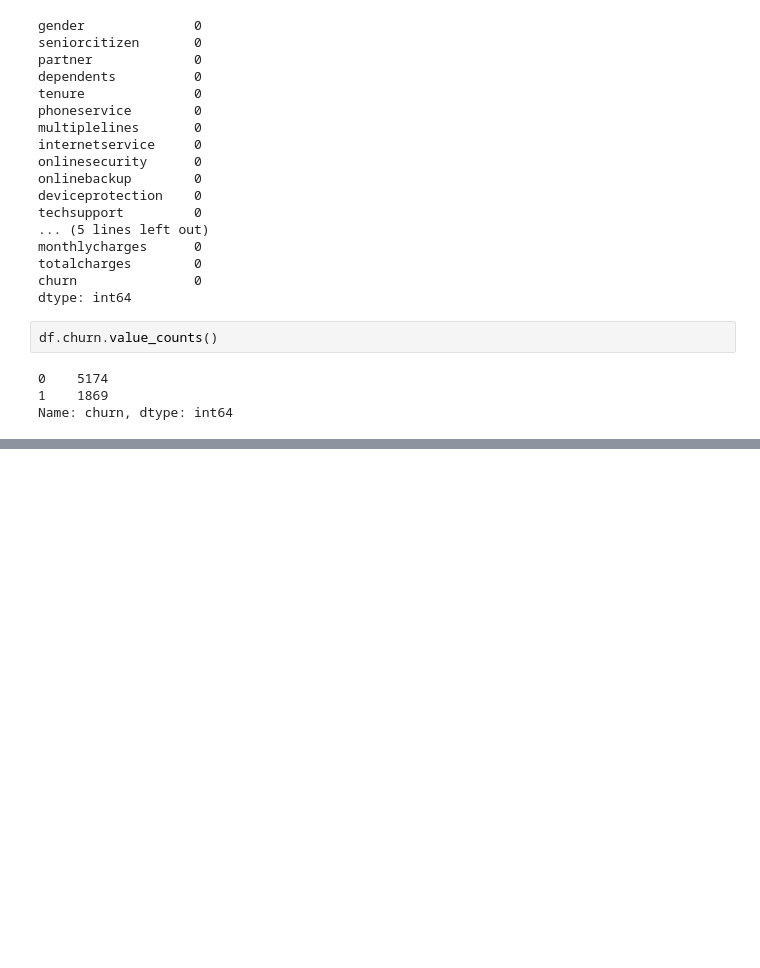
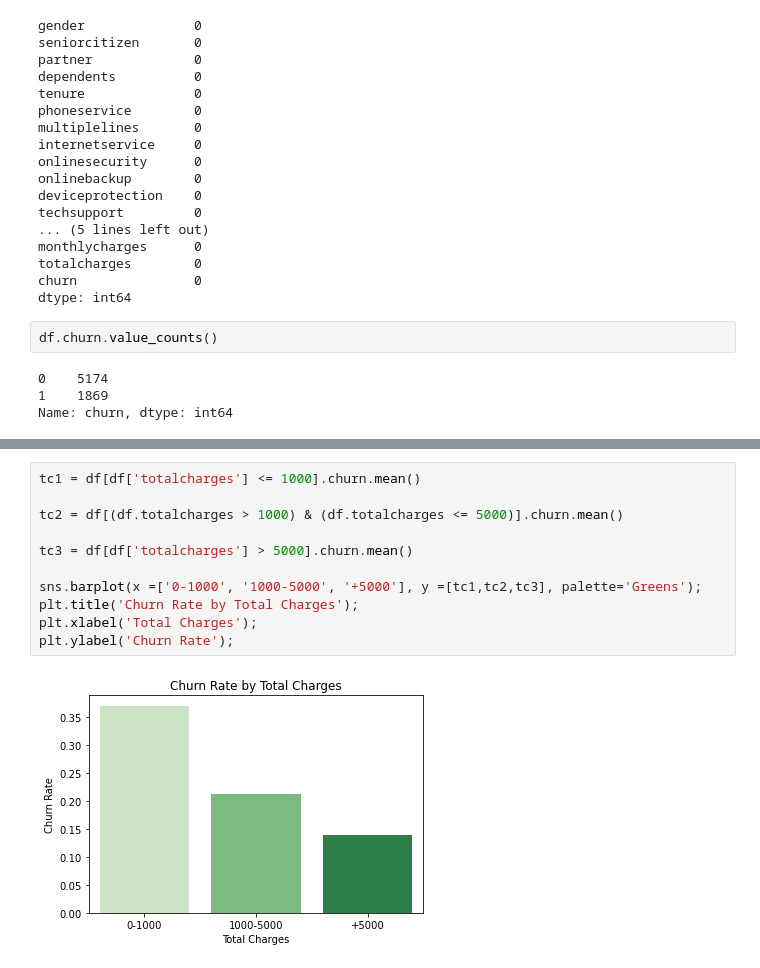
Before and after one commit to mohamedabdalltif/Churn-Predict, a Jupyter notebook: Churn_predict.ipynb, the cells around one changed output, grey strips where cells are left out. Cells and saved outputs as stored; diff of their text form; blank space fills up the shorter version.

```diff
--- a/Churn_predict.ipynb
+++ b/Churn_predict.ipynb
@@ -245,0 +445,13 @@ Name: churn, dtype: int64
+# %%
+tc1 = df[df['totalcharges'] <= 1000].churn.mean()
+
+tc2 = df[(df.totalcharges > 1000) & (df.totalcharges <= 5000)].churn.mean()
+
+tc3 = df[df['totalcharges'] > 5000].churn.mean()
+
+sns.barplot(x =['0-1000', '1000-5000', '+5000'], y =[tc1,tc2,tc3], palette='Greens');
+plt.title('Churn Rate by Total Charges');
+plt.xlabel('Total Charges');
+plt.ylabel('Churn Rate');
+# %% [output]
+[figure, added]
```
Also changed, not shown: parts of 12 cells of this notebook.
